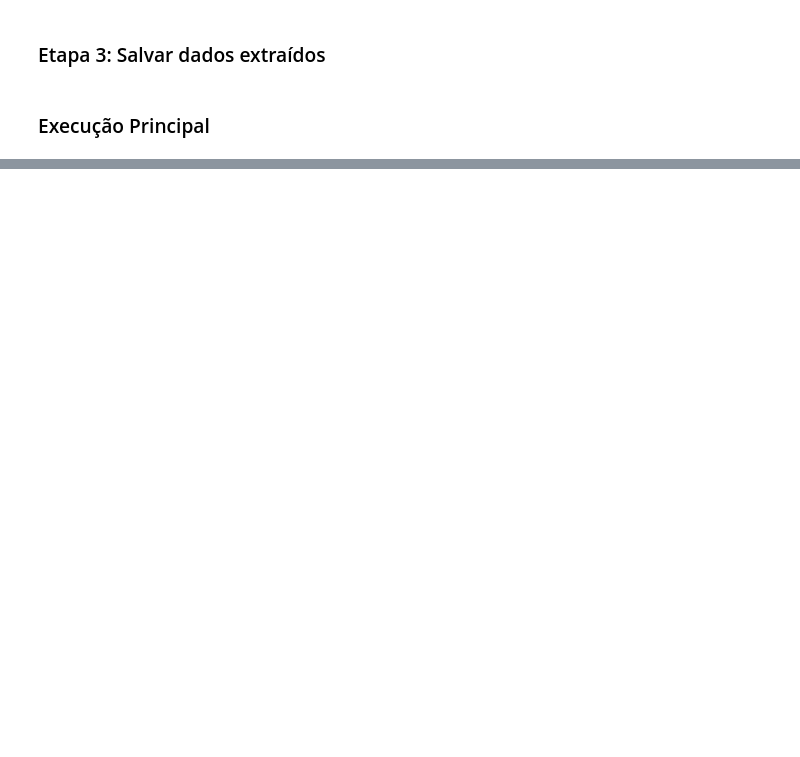
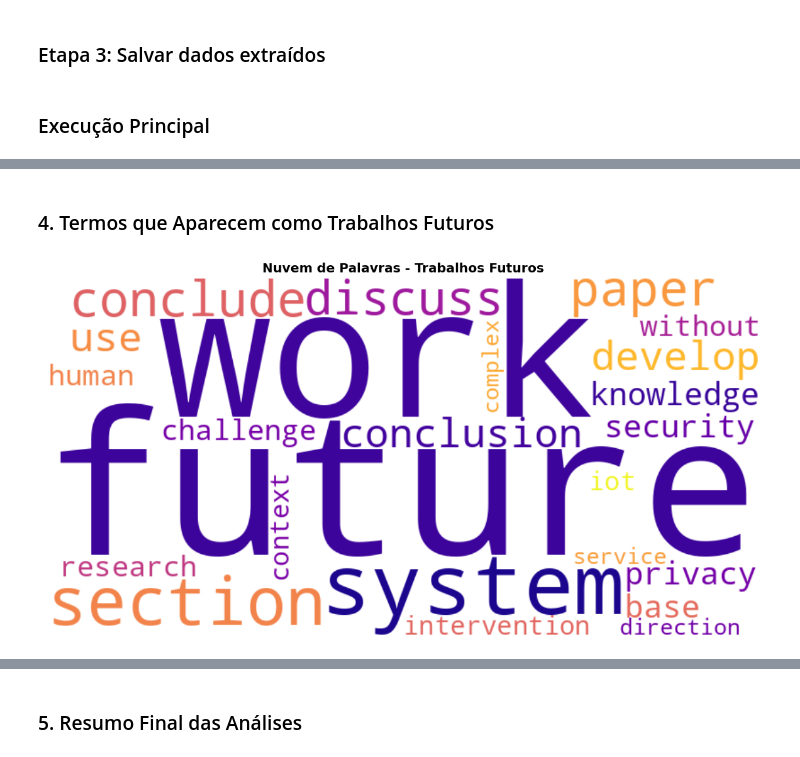
Before and after one commit to GustavoGNZ/trabalho2-ia, a Jupyter notebook: main.ipynb, the cells around one changed output, grey strips where cells are left out. Saved outputs shown, nothing was run; the diff lists cells and outputs as text; code cells hidden in the pictures; blank space fills up the shorter version.

```diff
--- a/main.ipynb
+++ b/main.ipynb
@@ -241,0 +765,71 @@ etapa3_salvar_dados(infos)
+# %% [markdown]
+### 4. Termos que Aparecem como Trabalhos Futuros
+# %%
+def analisar_trabalhos_futuros(artigos):
+    # Coletar todos os trabalhos futuros
+    todos_trabalhos_futuros = []
+    artigos_com_futuros = []
+
+    for artigo in artigos:
+        if artigo.trabalhos_futuros:
+            todos_trabalhos_futuros.extend(artigo.trabalhos_futuros)
+            artigos_com_futuros.append(artigo)
+
+    if not todos_trabalhos_futuros:
+        print("Nenhum trabalho futuro identificado nos artigos.")
+        return
+
+    # Processar texto dos trabalhos futuros para extrair termos
+    texto_futuros = " ".join(todos_trabalhos_futuros)
+    tokens_futuros = preprocessar_texto(texto_futuros)
+    termos_futuros = Counter(tokens_futuros)
+
+    # Filtrar termos relevantes (mais de 1 ocorrência e mais de 2 caracteres)
+    termos_relevantes = {termo: freq for termo, freq in termos_futuros.items()
+                        if freq > 1 and len(termo) > 2}
+
+    if termos_relevantes:
+        # Criar nuvem de palavras para trabalhos futuros
+        wordcloud_futuros = WordCloud(
+            width=800,
+            height=400,
+            background_color='white',
+            max_words=50,
+            colormap='plasma',
+            relative_scaling=0.5,
+            random_state=42
+        ).generate_from_frequencies(termos_relevantes)
+
+        plt.figure(figsize=(12, 6))
+        plt.imshow(wordcloud_futuros, interpolation='bilinear')
+        plt.axis('off')
+        plt.title('Nuvem de Palavras - Trabalhos Futuros', fontsize=14, fontweight='bold')
+        plt.tight_layout()
+        plt.show()
+
+        # Top termos em trabalhos futuros
+        print("Top 15 termos mais mencionados em trabalhos futuros:")
+        for i, (termo, freq) in enumerate(termos_futuros.most_common(15), 1):
+            print(f"{i:2d}. {termo}: {freq}")
+
+    # Mostrar trabalhos futuros por artigo
+    print(f"\n\nTrabalhos futuros identificados em {len(artigos_com_futuros)} artigos:")
+    print("=" * 60)
+
+    for artigo in artigos_com_futuros:
+        print(f"\n{artigo.nome} ({artigo.ano}):")
+        print("-" * 40)
+        for i, trabalho in enumerate(artigo.trabalhos_futuros, 1):
+            # Limitar o tamanho para melhor visualização
+            trabalho_resumido = trabalho[:200] + "..." if len(trabalho) > 200 else trabalho
+            print(f"{i}. {trabalho_resumido}")
+
+    # Análise quantitativa
+    print(f"\n\nResumo quantitativo:")
+    print(f"Total de sentenças sobre trabalhos futuros: {len(todos_trabalhos_futuros)}")
+    print(f"Artigos com trabalhos futuros identificados: {len(artigos_com_futuros)}")
+    print(f"Termos únicos em trabalhos futuros: {len(termos_futuros)}")
+
+analisar_trabalhos_futuros(artigos)
+# %% [output]
+[figure, added]
@@ -241,0 +853,2 @@ etapa3_salvar_dados(infos)
+# %% [markdown]
+### 5. Resumo Final das Análises
```
Also changed, not shown: parts of 21 cells of this notebook.
